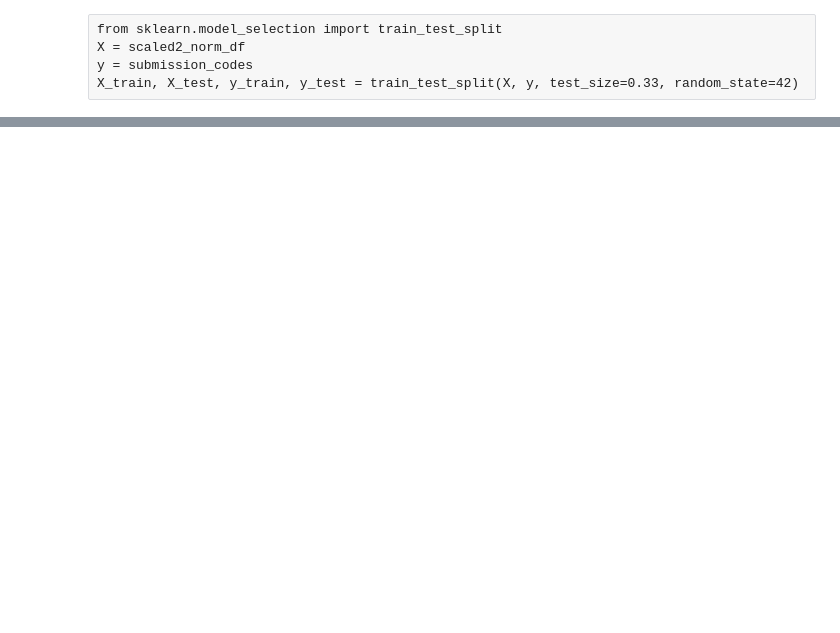
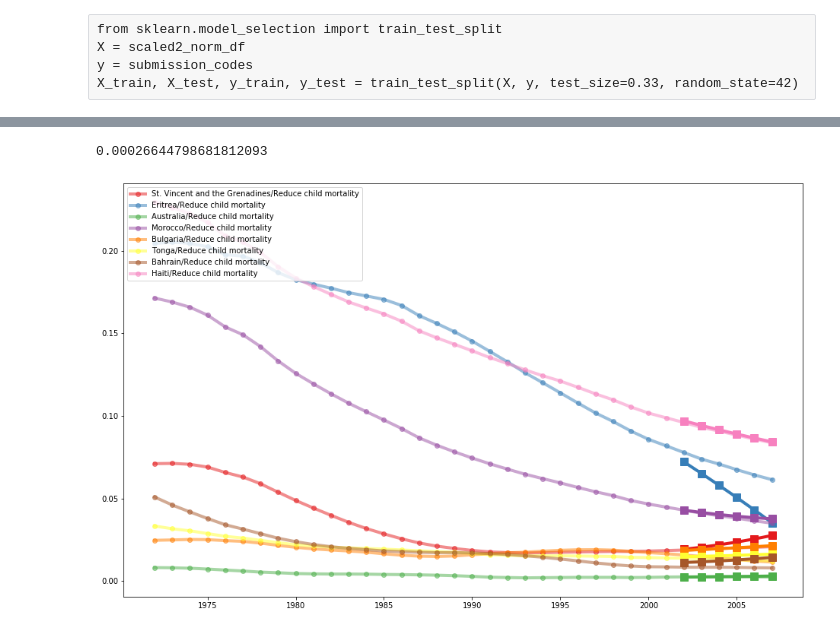
Before and after one commit to machine-learning-study-group/time-series-millenium-goals, a Jupyter notebook: 2-prepare-data.ipynb, the cells around one changed output, grey strips where cells are left out. Drawn from its saved outputs; the diff is of its cells as text; code cells hidden in the pictures; blank space fills up the shorter version.

```diff
--- a/2-prepare-data.ipynb
+++ b/2-prepare-data.ipynb
@@ -999,0 +1118,26 @@ X_train, X_test, y_train, y_test = train_test_split(X, y, test_size=0.33, random
+# %%
+model = make_pipeline(PolynomialFeatures(degree=2), LinearRegression())
+# tried degree 3 but did not look better
+# %%
+scaler = MinMaxScaler()
+scaled_df_submission = df_submission_in_data.loc[:,'1972':'2007']
+scaled_df_submission = scaled_df_submission.dropna()
+scaled_df_submission = scaled_df_submission.dropna(subset=true_columns)
+scaled_df_submission = pd.DataFrame(scaler.fit_transform(scaled_df_submission), columns=scaled_df_submission.columns, index=scaled_df_submission.index)
+# %%
+scaled_df_submission_preds = pd.DataFrame(scaled_df_submission.apply(make_prediction, args=(model,),axis=1).tolist(),\
+                               index=scaled_df_submission.index, columns=true_columns)
+# %%
+print(validate(scaled_df_submission, scaled_df_submission_preds))
+# %% [output]
+0.00026644798681812093
+# %%
+df_submission_in_data_dropna = df_submission_in_data.dropna(subset=true_columns)
+df_submission_in_data_no_years = df_submission_in_data_dropna[retained_columns]
+df_merged = pd.merge(scaled_df_submission, df_submission_in_data_no_years, left_index=True, right_index=True, how='outer', suffixes=('',''))
+df_merged.dropna(subset=true_columns,inplace=True)
+# %%
+# df_merged = pd.merge(scaled_df_submission, df_submission_in_data_no_years, left_index=True, right_index=True, how='outer', suffixes=('',''))
+plot_predictions(df_merged, scaled_df_submission_preds, 8)
+# %% [output]
+[figure, added]
```
Also changed, not shown: parts of 25 cells of this notebook.
